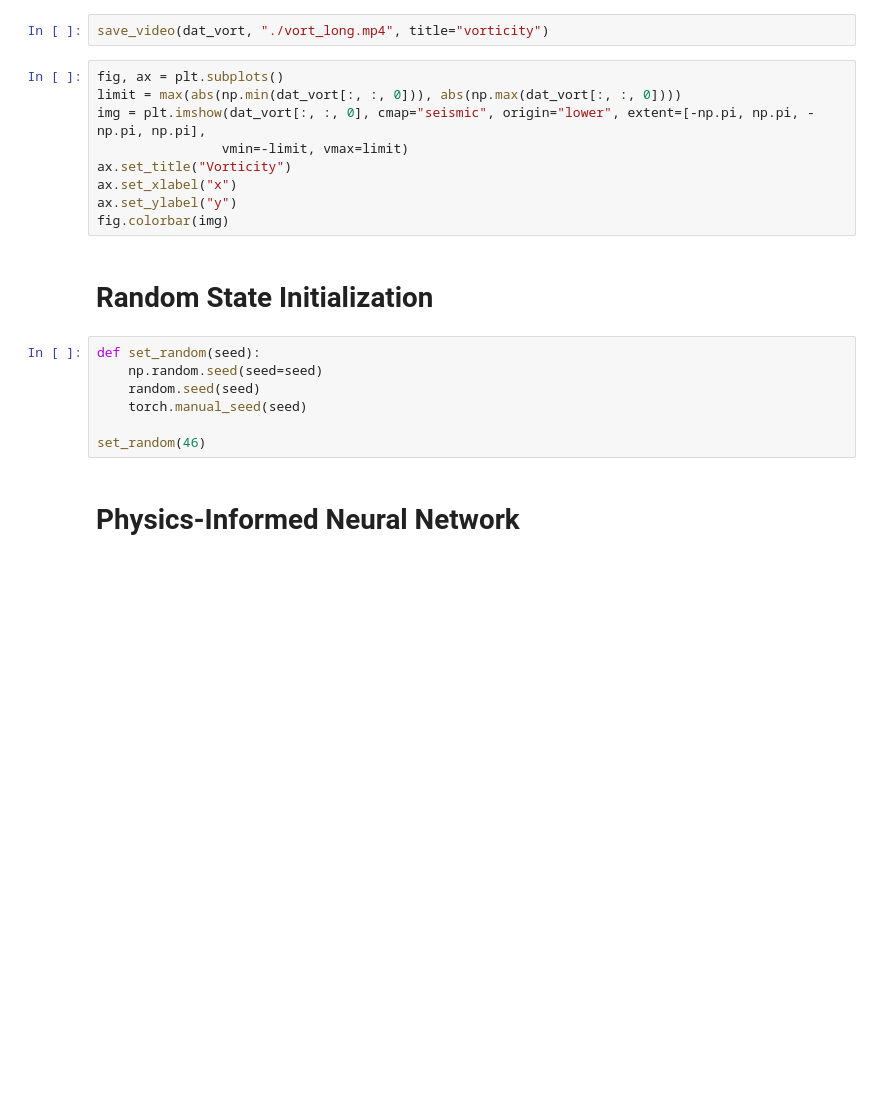
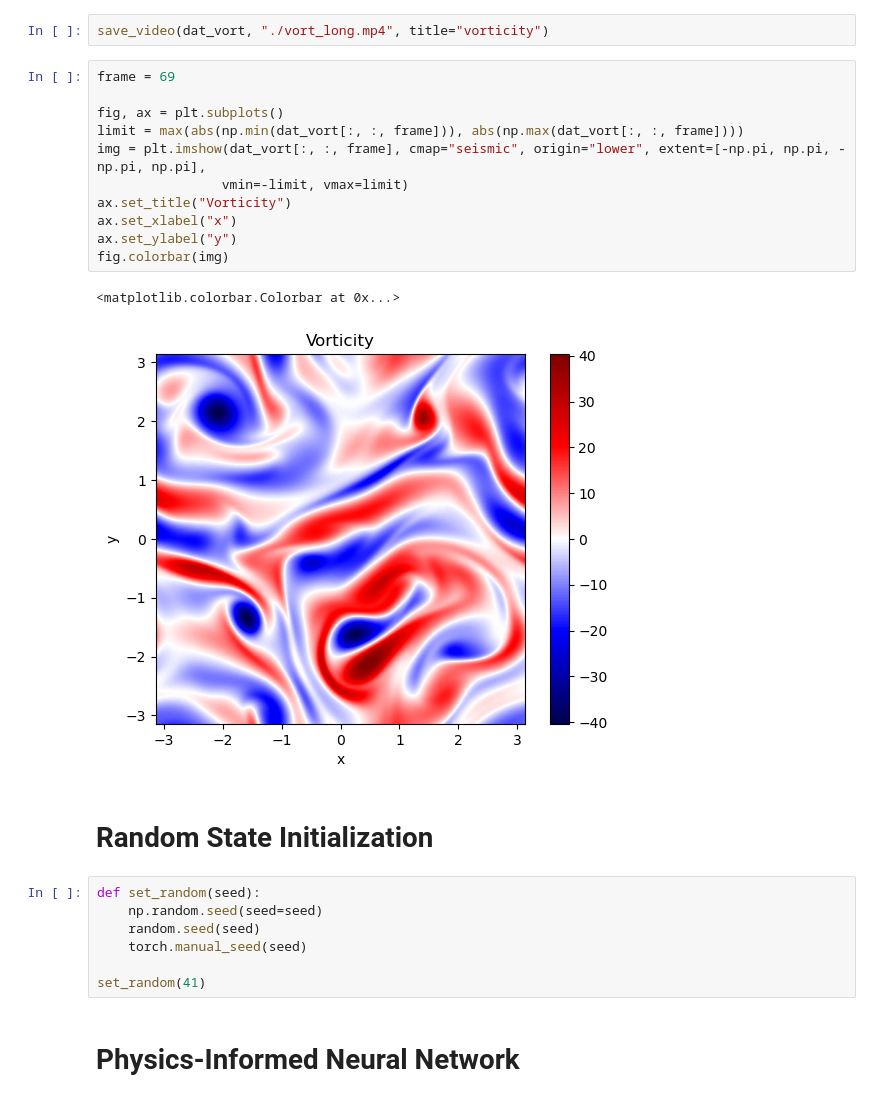
Before and after one commit to parfenyev/2d-turb-PINN, a Jupyter notebook: PINN/PINN.ipynb, the cells around one changed output. Drawn from its saved outputs; the diff is of its cells as text; blank space fills up the shorter version.

```diff
--- a/PINN/PINN.ipynb
+++ b/PINN/PINN.ipynb
@@ -80,14 +83,19 @@ def save_video(arr, path, extent=[-np.pi, np.pi, -np.pi, np.pi], title=None, xy=
 # %%
 save_video(dat_vort, "./vort_long.mp4", title="vorticity")
 # %%
+frame = 69
+
 fig, ax = plt.subplots()
-limit = max(abs(np.min(dat_vort[:, :, 0])), abs(np.max(dat_vort[:, :, 0])))
-img = plt.imshow(dat_vort[:, :, 0], cmap="seismic", origin="lower", extent=[-np.pi, np.pi, -np.pi, np.pi],
+limit = max(abs(np.min(dat_vort[:, :, frame])), abs(np.max(dat_vort[:, :, frame])))
+img = plt.imshow(dat_vort[:, :, frame], cmap="seismic", origin="lower", extent=[-np.pi, np.pi, -np.pi, np.pi],
                 vmin=-limit, vmax=limit)
 ax.set_title("Vorticity")
 ax.set_xlabel("x")
 ax.set_ylabel("y")
 fig.colorbar(img)
+# %% [output]
+<matplotlib.colorbar.Colorbar at 0x...>
+[figure, added]
 # %% [markdown]
 # Random State Initialization
 # %%
@@ -96,7 +104,7 @@ def set_random(seed):
     random.seed(seed)
     torch.manual_seed(seed)
 
-set_random(46)
+set_random(41)
 # %% [markdown]
 # Physics-Informed Neural Network
 # %%
```
Also changed, not shown: parts of 12 cells of this notebook.
